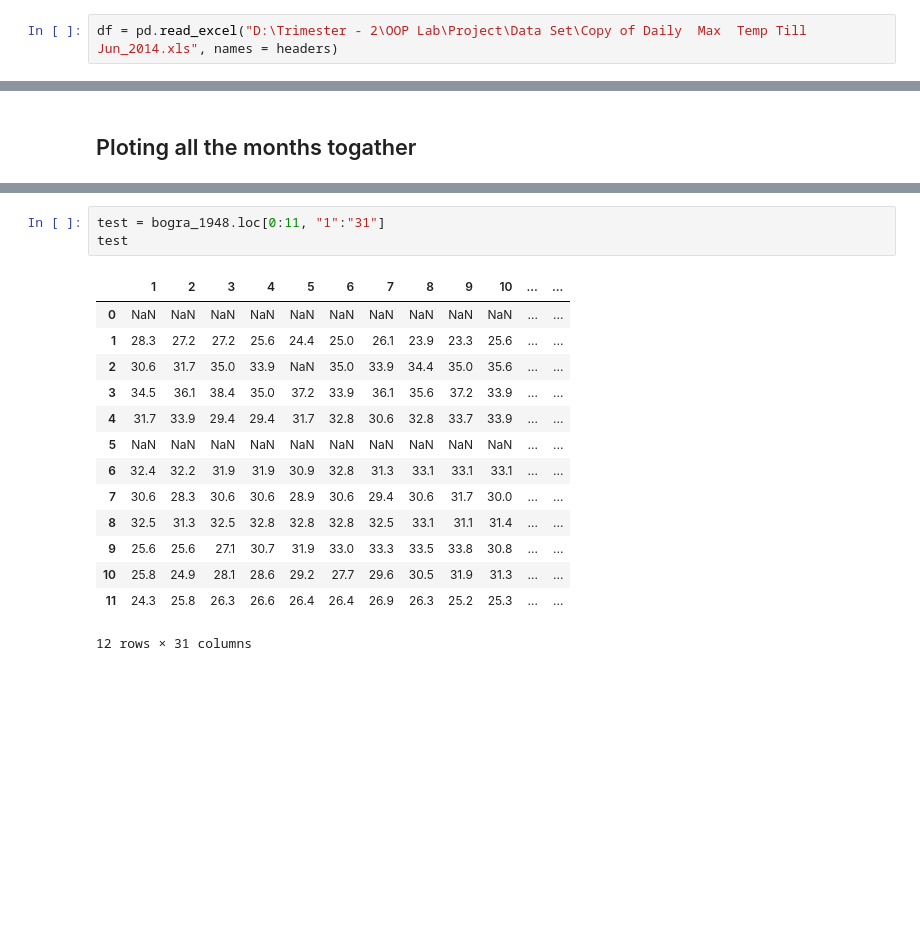
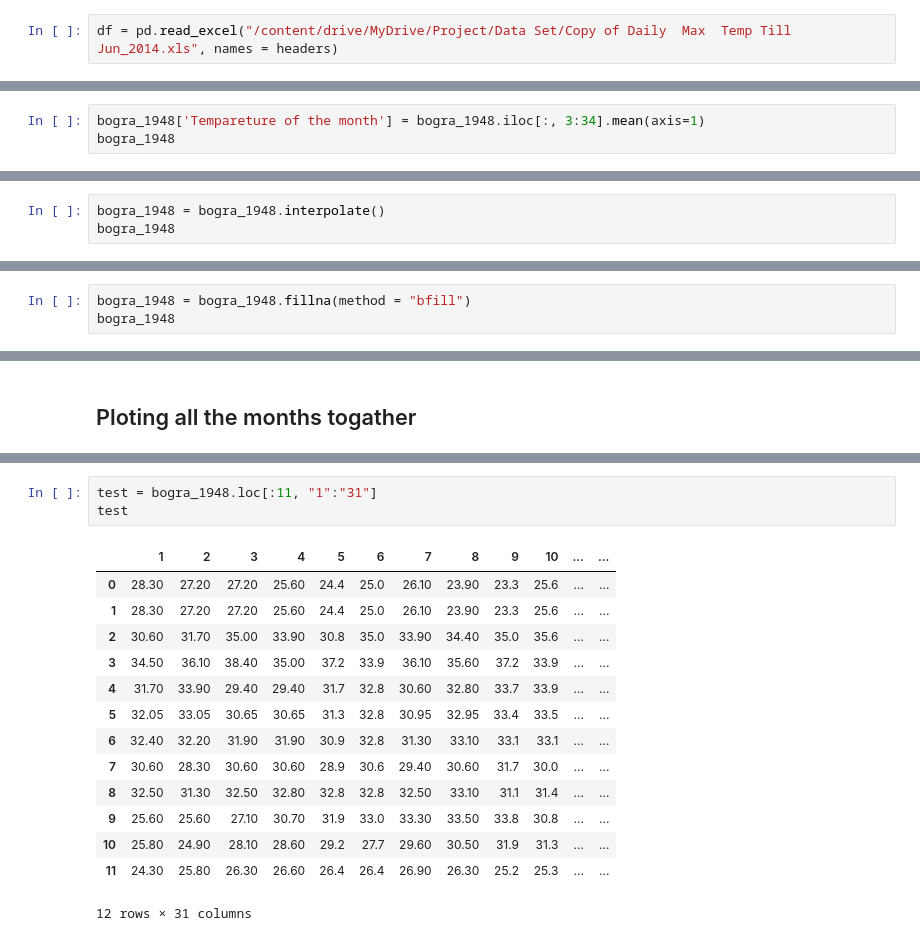
Before and after one commit to Anik-Mushfik/OOPProject, a Jupyter notebook: Data_Visualization.ipynb, the cells around one changed output, grey strips where cells are left out. Drawn from its saved outputs; the diff is of its cells as text; blank space fills up the shorter version.

```diff
--- a/Data_Visualization.ipynb
+++ b/Data_Visualization.ipynb
@@ -12,7 +30,7 @@ headers = ["District", "Year", "Month\Date", "1", "2", "3", "4", "5", "6", "7",
            "11", "12", "13", "14", "15", "16", "17", "18", "19", "20",
            "21", "22", "23", "24", "25", "26", "27", "28", "29", "30", "31", "Janina"]
 # %%
-df = pd.read_excel("D:\Trimester - 2\OOP Lab\Project\Data Set\Copy of Daily  Max  Temp Till Jun_2014.xls", names = headers)
+df = pd.read_excel("/content/drive/MyDrive/Project/Data Set/Copy of Daily  Max  Temp Till Jun_2014.xls", names = headers)
 # %%
 df1 = df.copy()
 # %%
@@ -184,3 +192,6 @@ bogra_1948
 | 10 | Bogra | 1948 | November | 25.8 | 24.9 | 28.1 | 28.6 | 29.2 | 27.7 | 29.6 | ... | ... |
 | 11 | Bogra | 1948 | December | 24.3 | 25.8 | 26.3 | 26.6 | 26.4 | 26.4 | 26.9 | ... | ... |
 12 rows × 34 columns
+# %%
+bogra_1948['Tempareture of the month'] = bogra_1948.iloc[:, 3:34].mean(axis=1)
+bogra_1948
@@ -186,0 +213,3 @@ bogra_1948
+# %%
+bogra_1948 = bogra_1948.interpolate()
+bogra_1948
@@ -186,0 +231,3 @@ bogra_1948
+# %%
+bogra_1948 = bogra_1948.fillna(method = "bfill")
+bogra_1948
@@ -396,18 +521,18 @@ plt.legend()
 # %%
-test = bogra_1948.loc[0:11, "1":"31"]
+test = bogra_1948.loc[:11, "1":"31"]
 test
 # %% [output]
 |  | 1 | 2 | 3 | 4 | 5 | 6 | 7 | 8 | 9 | 10 | ... | ... |
-| 0 | NaN | NaN | NaN | NaN | NaN | NaN | NaN | NaN | NaN | NaN | ... | ... |
-| 1 | 28.3 | 27.2 | 27.2 | 25.6 | 24.4 | 25.0 | 26.1 | 23.9 | 23.3 | 25.6 | ... | ... |
-| 2 | 30.6 | 31.7 | 35.0 | 33.9 | NaN | 35.0 | 33.9 | 34.4 | 35.0 | 35.6 | ... | ... |
-| 3 | 34.5 | 36.1 | 38.4 | 35.0 | 37.2 | 33.9 | 36.1 | 35.6 | 37.2 | 33.9 | ... | ... |
-| 4 | 31.7 | 33.9 | 29.4 | 29.4 | 31.7 | 32.8 | 30.6 | 32.8 | 33.7 | 33.9 | ... | ... |
-| 5 | NaN | NaN | NaN | NaN | NaN | NaN | NaN | NaN | NaN | NaN | ... | ... |
-| 6 | 32.4 | 32.2 | 31.9 | 31.9 | 30.9 | 32.8 | 31.3 | 33.1 | 33.1 | 33.1 | ... | ... |
-| 7 | 30.6 | 28.3 | 30.6 | 30.6 | 28.9 | 30.6 | 29.4 | 30.6 | 31.7 | 30.0 | ... | ... |
-| 8 | 32.5 | 31.3 | 32.5 | 32.8 | 32.8 | 32.8 | 32.5 | 33.1 | 31.1 | 31.4 | ... | ... |
-| 9 | 25.6 | 25.6 | 27.1 | 30.7 | 31.9 | 33.0 | 33.3 | 33.5 | 33.8 | 30.8 | ... | ... |
-| 10 | 25.8 | 24.9 | 28.1 | 28.6 | 29.2 | 27.7 | 29.6 | 30.5 | 31.9 | 31.3 | ... | ... |
-| 11 | 24.3 | 25.8 | 26.3 | 26.6 | 26.4 | 26.4 | 26.9 | 26.3 | 25.2 | 25.3 | ... | ... |
+| 0 | 28.30 | 27.20 | 27.20 | 25.60 | 24.4 | 25.0 | 26.10 | 23.90 | 23.3 | 25.6 | ... | ... |
+| 1 | 28.30 | 27.20 | 27.20 | 25.60 | 24.4 | 25.0 | 26.10 | 23.90 | 23.3 | 25.6 | ... | ... |
+| 2 | 30.60 | 31.70 | 35.00 | 33.90 | 30.8 | 35.0 | 33.90 | 34.40 | 35.0 | 35.6 | ... | ... |
+| 3 | 34.50 | 36.10 | 38.40 | 35.00 | 37.2 | 33.9 | 36.10 | 35.60 | 37.2 | 33.9 | ... | ... |
+| 4 | 31.70 | 33.90 | 29.40 | 29.40 | 31.7 | 32.8 | 30.60 | 32.80 | 33.7 | 33.9 | ... | ... |
+| 5 | 32.05 | 33.05 | 30.65 | 30.65 | 31.3 | 32.8 | 30.95 | 32.95 | 33.4 | 33.5 | ... | ... |
+| 6 | 32.40 | 32.20 | 31.90 | 31.90 | 30.9 | 32.8 | 31.30 | 33.10 | 33.1 | 33.1 | ... | ... |
+| 7 | 30.60 | 28.30 | 30.60 | 30.60 | 28.9 | 30.6 | 29.40 | 30.60 | 31.7 | 30.0 | ... | ... |
+| 8 | 32.50 | 31.30 | 32.50 | 32.80 | 32.8 | 32.8 | 32.50 | 33.10 | 31.1 | 31.4 | ... | ... |
+| 9 | 25.60 | 25.60 | 27.10 | 30.70 | 31.9 | 33.0 | 33.30 | 33.50 | 33.8 | 30.8 | ... | ... |
+| 10 | 25.80 | 24.90 | 28.10 | 28.60 | 29.2 | 27.7 | 29.60 | 30.50 | 31.9 | 31.3 | ... | ... |
+| 11 | 24.30 | 25.80 | 26.30 | 26.60 | 26.4 | 26.4 | 26.90 | 26.30 | 25.2 | 25.3 | ... | ... |
 12 rows × 31 columns
```
Also changed, not shown: parts of 15 cells of this notebook, 3 other files.
